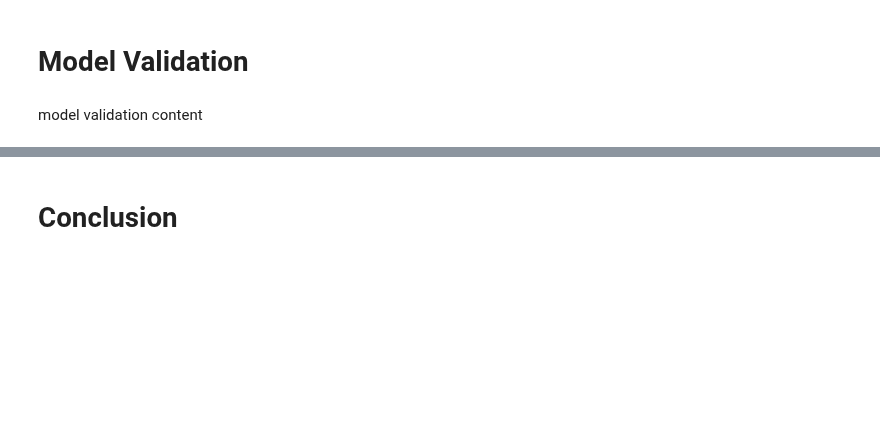
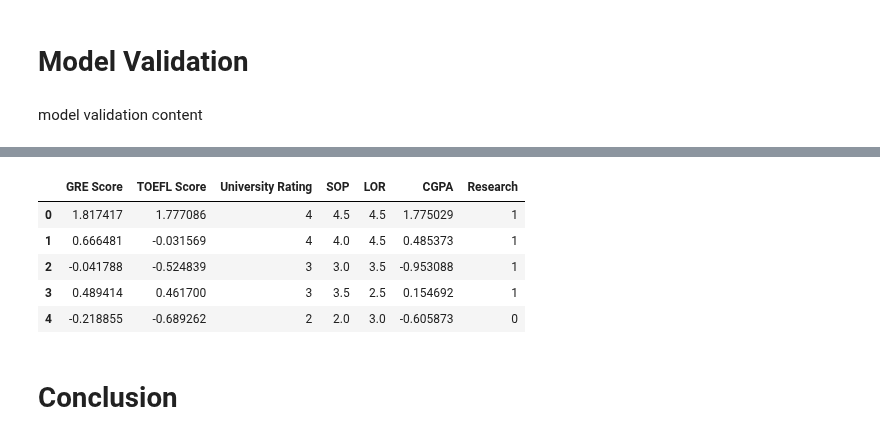
Before and after one commit to ErkanHatipoglu/Kaggle-Notebooks, a Jupyter notebook: multivariate-linear-regression-from-scratch.ipynb, the cells around one changed output, grey strips where cells are left out. Cells and saved outputs as stored; diff of their text form; code cells hidden in the pictures; blank space fills up the shorter version.

```diff
--- a/multivariate-linear-regression-from-scratch.ipynb
+++ b/multivariate-linear-regression-from-scratch.ipynb
@@ -310,3 +311,12 @@ Cost of test data: 0.007346981344506076
+# %%
+X.head()
+# %% [output]
+|  | GRE Score | TOEFL Score | University Rating | SOP | LOR | CGPA | Research |
+| 0 | 1.817417 | 1.777086 | 4 | 4.5 | 4.5 | 1.775029 | 1 |
+| 1 | 0.666481 | -0.031569 | 4 | 4.0 | 4.5 | 0.485373 | 1 |
+| 2 | -0.041788 | -0.524839 | 3 | 3.0 | 3.5 | -0.953088 | 1 |
+| 3 | 0.489414 | 0.461700 | 3 | 3.5 | 2.5 | 0.154692 | 1 |
+| 4 | -0.218855 | -0.689262 | 2 | 2.0 | 3.0 | -0.605873 | 0 |
 # %% [markdown]
 # Conclusion   <a id='conclusion'></a>
 # %% [markdown]
```
Also changed, not shown: parts of 6 cells of this notebook.
